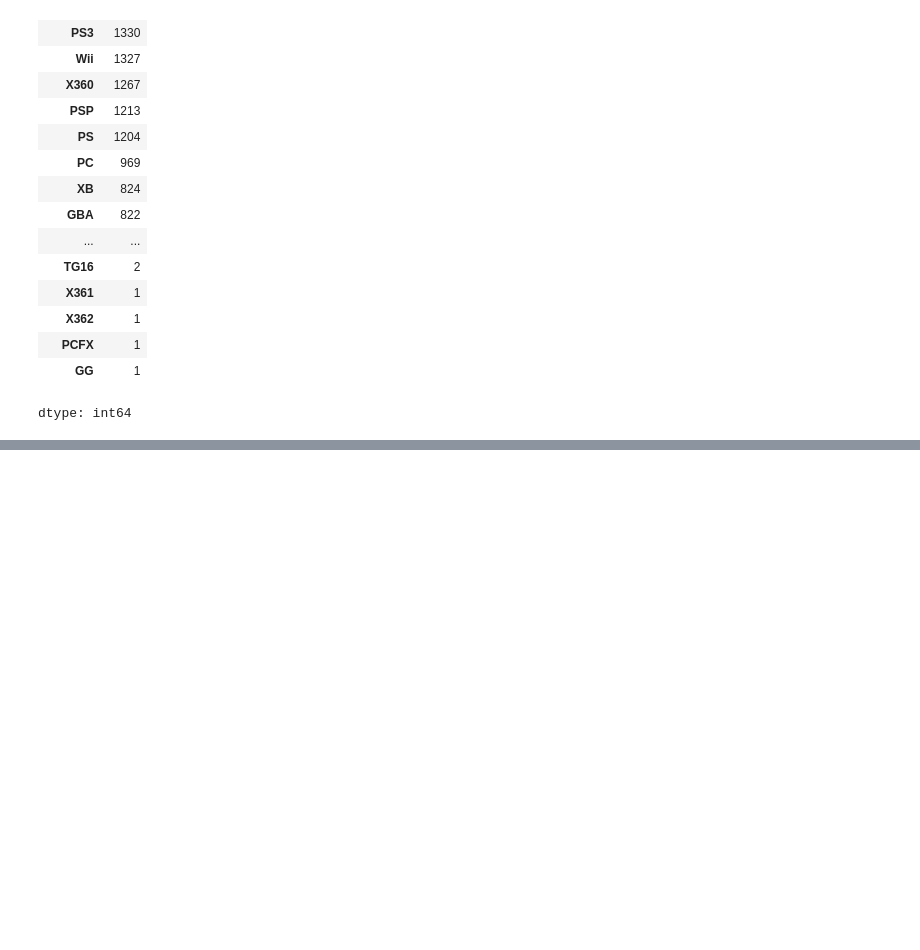
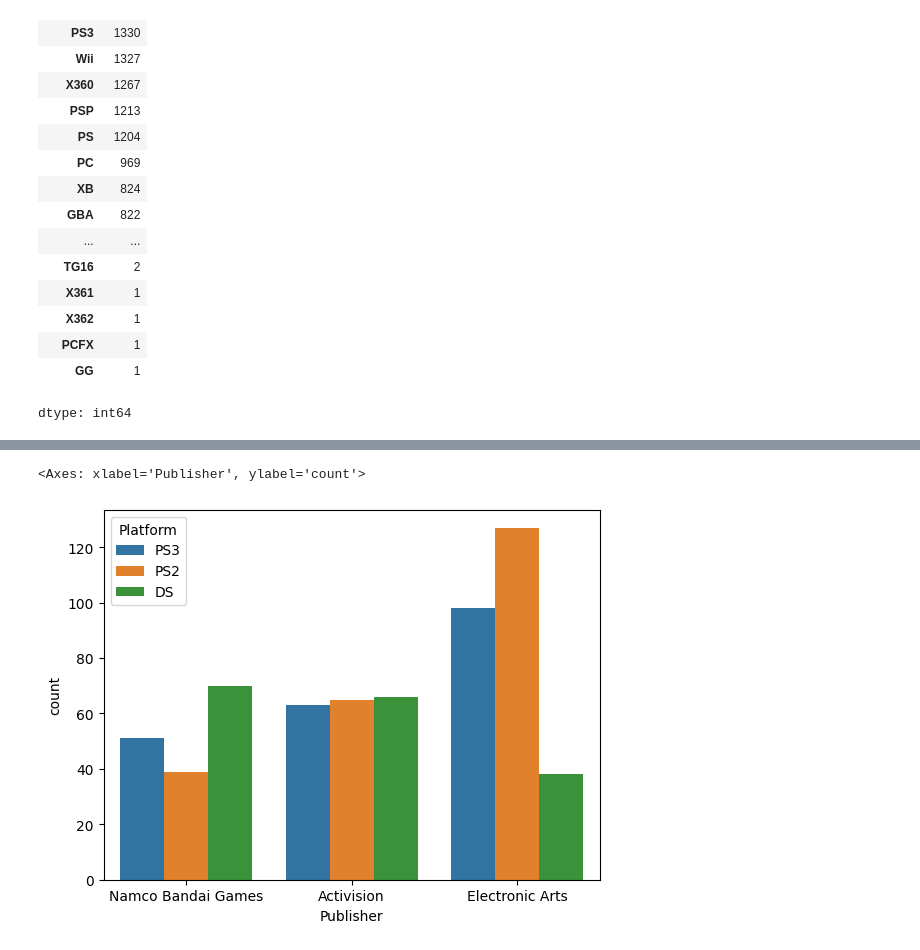
Before and after one commit to sr606/Python-Practice, a Jupyter notebook: Oct24_DV_2.ipynb, the cells around one changed output, grey strips where cells are left out. Drawn from its saved outputs; the diff is of its cells as text; code cells hidden in the pictures; blank space fills up the shorter version.

```diff
--- a/Oct24_DV_2.ipynb
+++ b/Oct24_DV_2.ipynb
@@ -219,0 +223,5 @@ sns.countplot(x = 'Publisher', hue = 'Publisher', data = top3_data)
+# %%
+sns.countplot(x = 'Publisher', hue = 'Platform', data = top3_data)
+# %% [output]
+<Axes: xlabel='Publisher', ylabel='count'>
+[figure, added]
```
Also changed, not shown: parts of 1 cell of this notebook.
